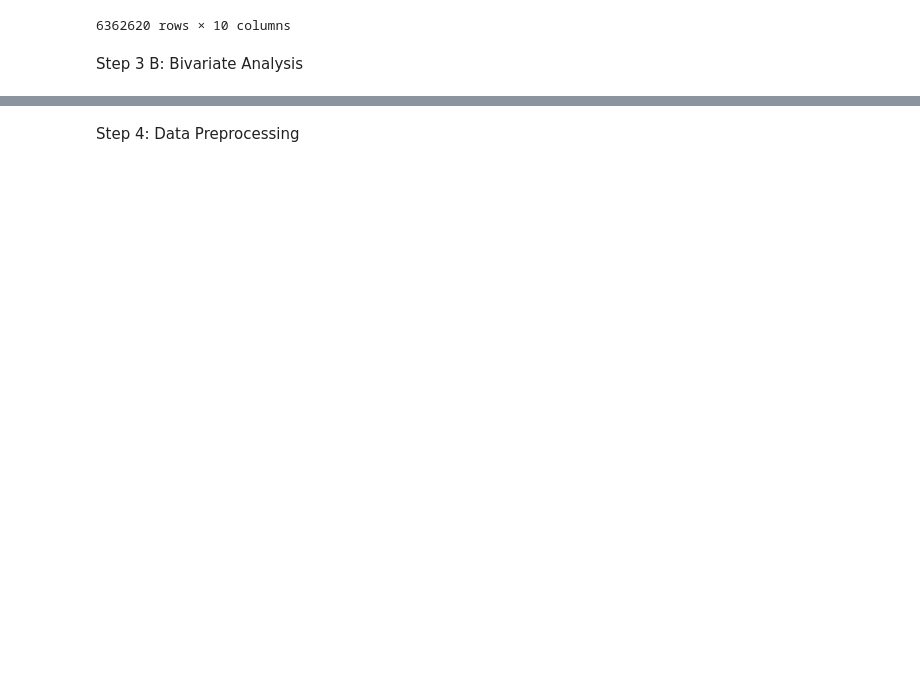
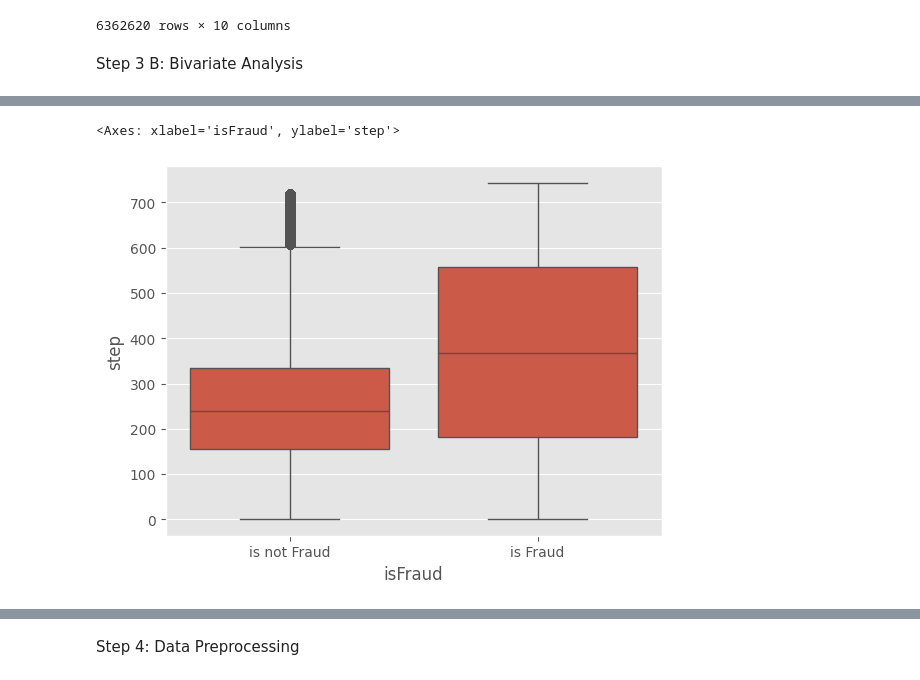
Before and after one commit to Aryzenshi/payments-fraud-detection, a Jupyter notebook: training/online payments fraud detection.ipynb, the cells around one changed output, grey strips where cells are left out. Saved outputs shown, nothing was run; the diff lists cells and outputs as text; code cells hidden in the pictures; blank space fills up the shorter version.

```diff
--- a/training/online payments fraud detection.ipynb
+++ b/training/online payments fraud detection.ipynb
@@ -194,0 +203,5 @@ Step 3 C: Descriptive Analysis
+# %%
+sns.boxplot(data=df, x="isFraud", y="step")
+# %% [output]
+<Axes: xlabel='isFraud', ylabel='step'>
+[figure, added]
```
Also changed, not shown: parts of 21 cells of this notebook.
